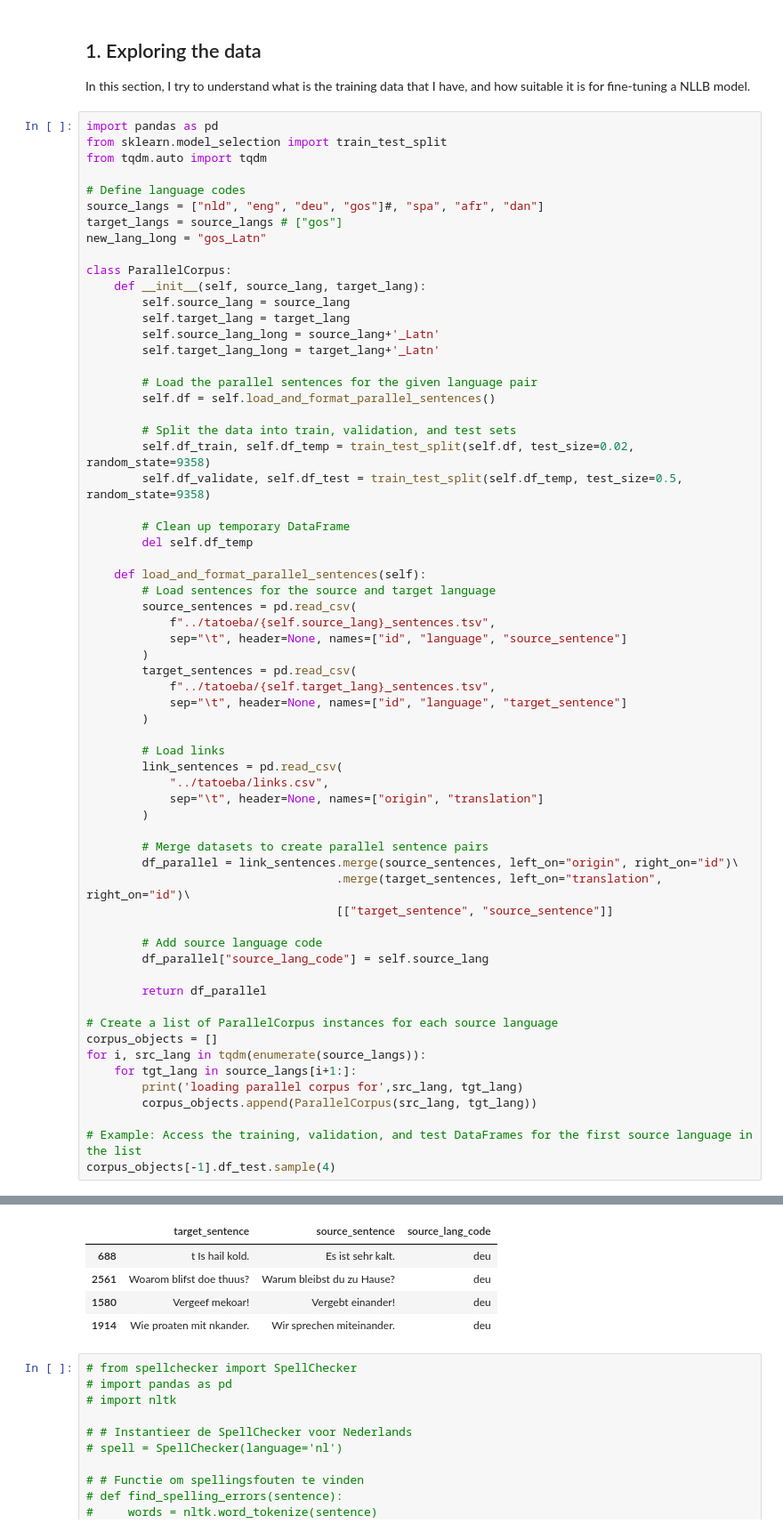
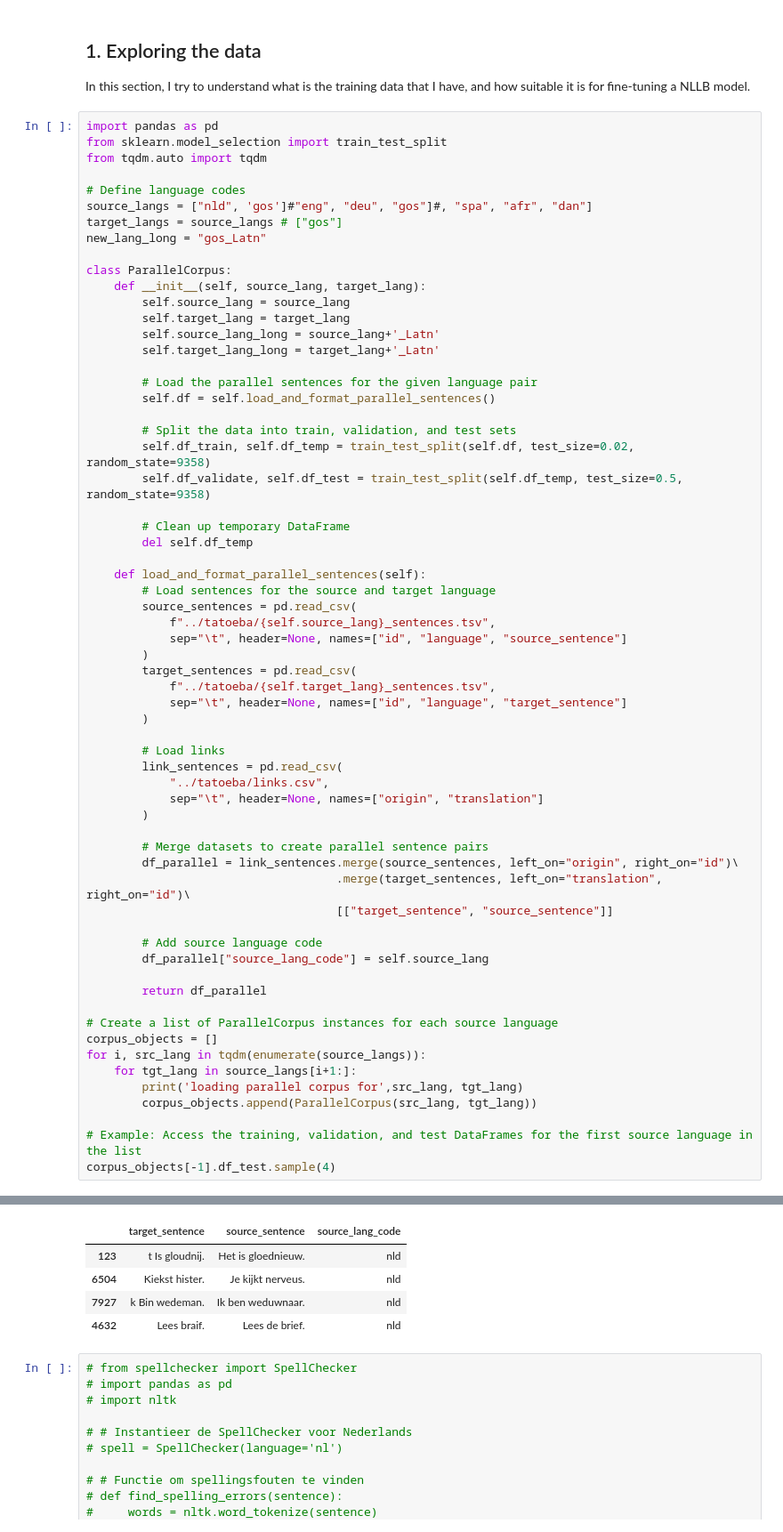
Before and after one commit to tom9358/nllb-tryout, a Jupyter notebook: multilanguage train.ipynb, the cells around one changed output, grey strips where cells are left out. Shown at 89% size. Drawn from its saved outputs; the diff is of its cells as text.

```diff
--- a/multilanguage train.ipynb
+++ b/multilanguage train.ipynb
@@ -17,7 +17,7 @@ from sklearn.model_selection import train_test_split
 from tqdm.auto import tqdm
 
 # Define language codes
-source_langs = ["nld", "eng", "deu", "gos"]#, "spa", "afr", "dan"]
+source_langs = ["nld", 'gos']#"eng", "deu", "gos"]#, "spa", "afr", "dan"]
 target_langs = source_langs # ["gos"]
 new_lang_long = "gos_Latn"
 
@@ -84,8 +79,8 @@ loading parallel corpus for deu gos
 |  | target_sentence | source_sentence | source_lang_code |
-| 688 | t Is hail kold. | Es ist sehr kalt. | deu |
-| 2561 | Woarom blifst doe thuus? | Warum bleibst du zu Hause? | deu |
-| 1580 | Vergeef mekoar! | Vergebt einander! | deu |
-| 1914 | Wie proaten mit nkander. | Wir sprechen miteinander. | deu |
+| 123 | t Is gloudnij. | Het is gloednieuw. | nld |
+| 6504 | Kiekst hister. | Je kijkt nerveus. | nld |
+| 7927 | k Bin wedeman. | Ik ben weduwnaar. | nld |
+| 4632 | Lees braif. | Lees de brief. | nld |
 # %%
 # from spellchecker import SpellChecker
 # import pandas as pd
```
Also changed, not shown: parts of 13 cells of this notebook.
